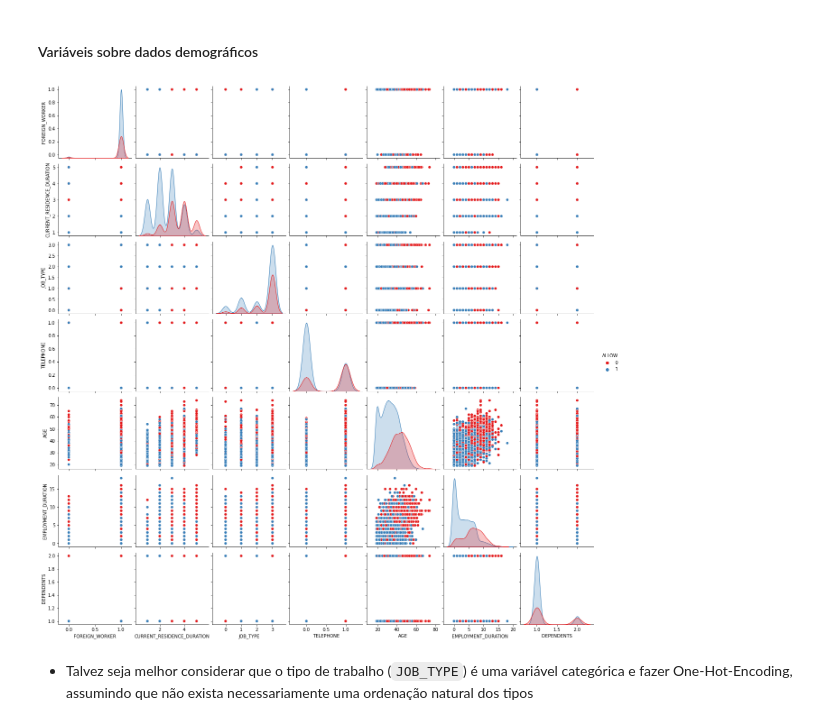
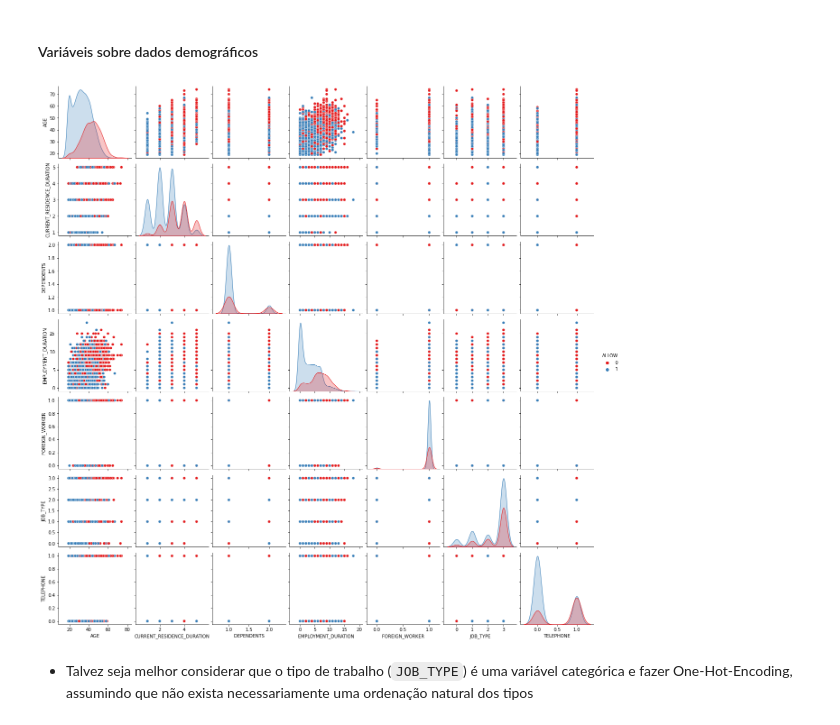
Before and after one commit to he7d3r/maratona-behind-the-code-2021, a Jupyter notebook: 1-bantotal/solução/notebook.ipynb, the cells around one changed output. Saved outputs shown, nothing was run; the diff lists cells and outputs as text; code cells hidden in the pictures.

Commit message:
Sort lists resulting from sets (for consistent order on diffs)

```diff
--- a/1-bantotal/solução/notebook.ipynb
+++ b/1-bantotal/solução/notebook.ipynb
@@ -254,10 +256,11 @@ plt.show()
 # %% [markdown]
 #### Variáveis sobre dados demográficos
 # %%
-sns.pairplot(df_train_processed[set(demographic_cols + [target])], hue=target, palette='Set1')
+sorted_cols = list(sorted(set(demographic_cols + [target])))
+sns.pairplot(df_train_processed[sorted_cols], hue=target, palette='Set1')
 plt.show()
 # %% [output]
-[figure, old version]
+[figure, new version]
 # %% [markdown]
 - Talvez seja melhor considerar que o tipo de trabalho (`JOB_TYPE`) é uma variável categórica e fazer One-Hot-Encoding, assumindo que não exista necessariamente uma ordenação natural dos tipos
 # %% [markdown]
```
Also changed, not shown: parts of 7 cells of this notebook.
